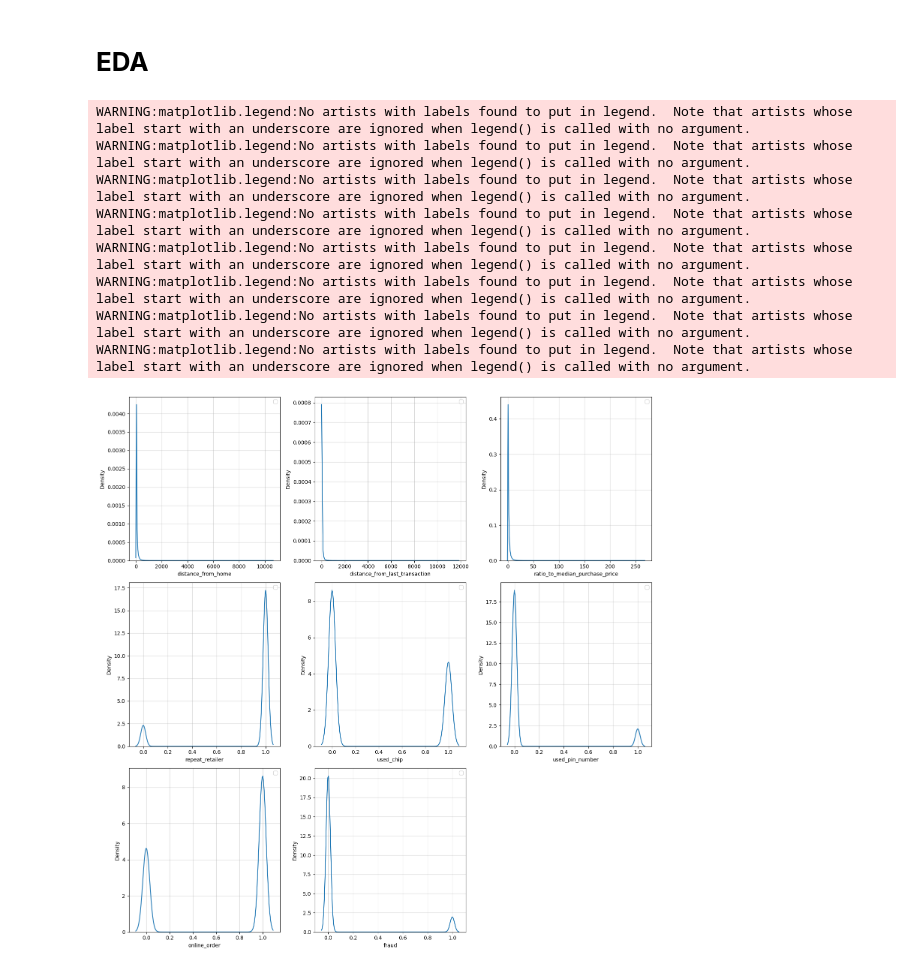
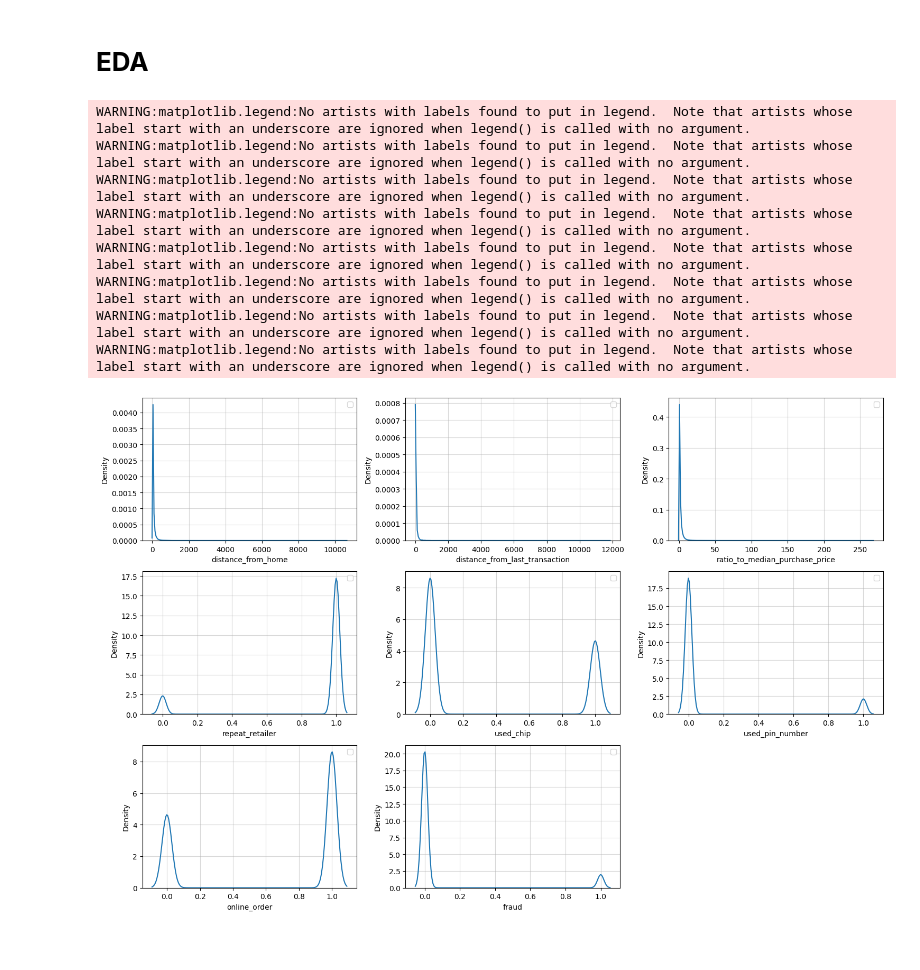
Before and after one commit to project4sharing/exp_credit_card_fraud, a Jupyter notebook: credit_card_fraud.ipynb, the cells around one changed output. Drawn from its saved outputs; the diff is of its cells as text; code cells hidden in the pictures; blank space fills up the shorter version.

```diff
--- a/credit_card_fraud.ipynb
+++ b/credit_card_fraud.ipynb
@@ -123,25 +114,25 @@ df_credit_card_fraud_org.describe(include='all')
 # %% [markdown]
 # **EDA**
 # %%
-fig = plt.figure(figsize=(15, 15))
+fig = plt.figure(figsize=(15, 10))
 rows, cols = 3, 3
 for i, col_name in enumerate(df_credit_card_fraud_org.loc[:, 'distance_from_home' : 'fraud'].columns):
   # print(f"{i}, {col_name}")
   ax = fig.add_subplot(rows, cols, i+1)
   ax.grid(alpha=0.5, axis='both')
   sns.kdeplot(x = col_name, data = df_credit_card_fraud_org)
   ax.set_xlabel(col_name)
   ax.legend()
 
 fig.tight_layout()
 fig.show()
 # %% [output]
 WARNING:matplotlib.legend:No artists with labels found to put in legend.  Note that artists whose label start with an underscore are ignored when legend() is called with no argument.
 WARNING:matplotlib.legend:No artists with labels found to put in legend.  Note that artists whose label start with an underscore are ignored when legend() is called with no argument.
 WARNING:matplotlib.legend:No artists with labels found to put in legend.  Note that artists whose label start with an underscore are ignored when legend() is called with no argument.
 WARNING:matplotlib.legend:No artists with labels found to put in legend.  Note that artists whose label start with an underscore are ignored when legend() is called with no argument.
 WARNING:matplotlib.legend:No artists with labels found to put in legend.  Note that artists whose label start with an underscore are ignored when legend() is called with no argument.
 WARNING:matplotlib.legend:No artists with labels found to put in legend.  Note that artists whose label start with an underscore are ignored when legend() is called with no argument.
 WARNING:matplotlib.legend:No artists with labels found to put in legend.  Note that artists whose label start with an underscore are ignored when legend() is called with no argument.
 WARNING:matplotlib.legend:No artists with labels found to put in legend.  Note that artists whose label start with an underscore are ignored when legend() is called with no argument.
-[figure, old version]
+[figure, new version]
```
Also changed, not shown: parts of 3 cells of this notebook.
